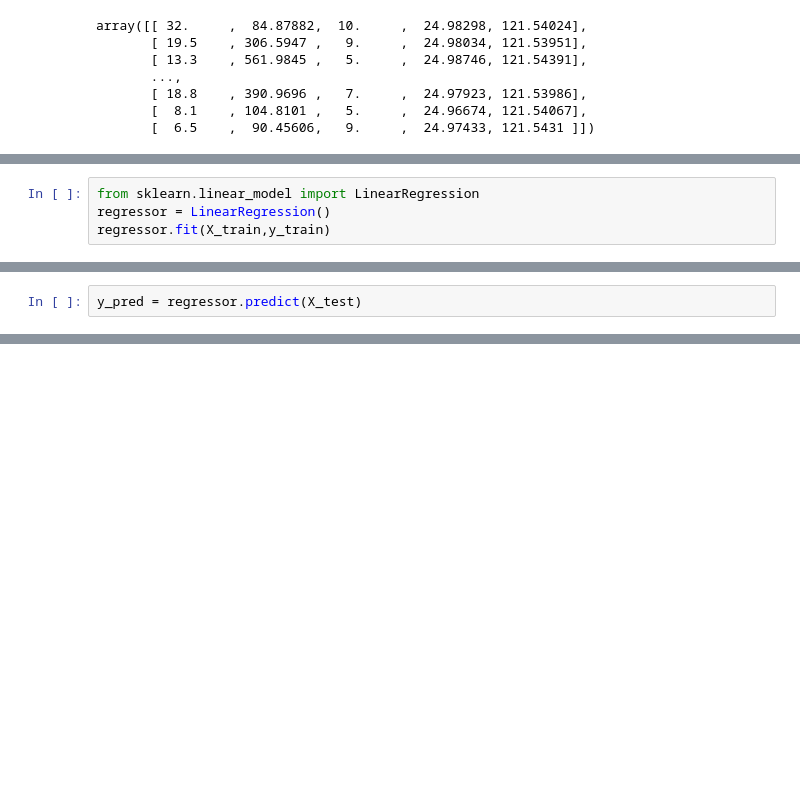
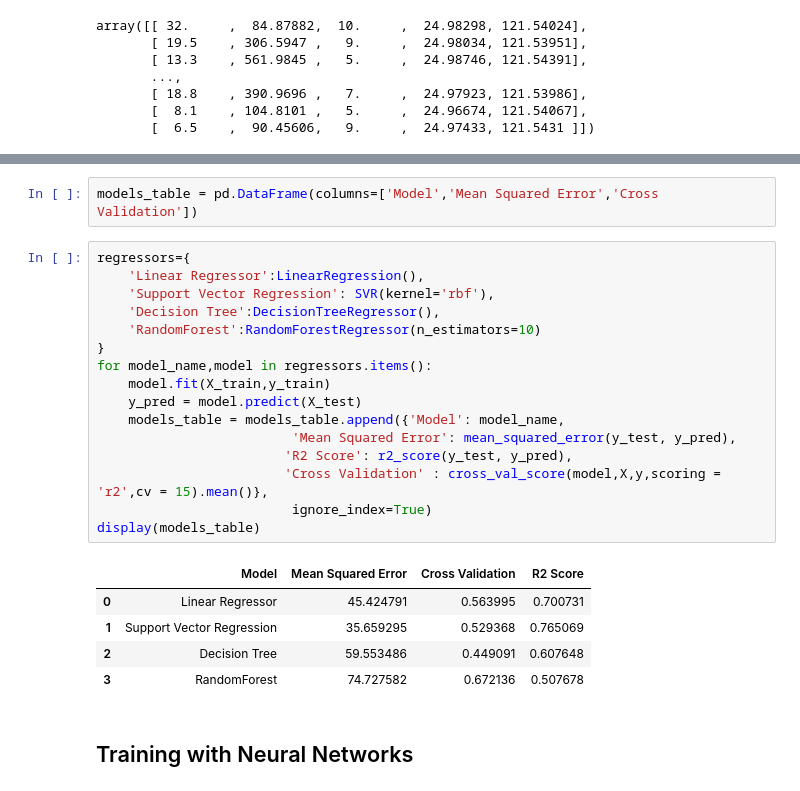
Before and after one commit to vrukkodhara/ML-Scope1, a Jupyter notebook: House Price Prediction/House Price Prediction.ipynb, the cells around one changed output, grey strips where cells are left out. Cells and saved outputs as stored; diff of their text form; blank space fills up the shorter version.

```diff
--- a/House Price Prediction/House Price Prediction.ipynb
+++ b/House Price Prediction/House Price Prediction.ipynb
@@ -180,4 +196,0 @@ array([[ 32.     ,  84.87882,  10.     ,  24.98298, 121.54024],
-# %%
-from sklearn.linear_model import LinearRegression
-regressor = LinearRegression()
-regressor.fit(X_train,y_train)
@@ -186,2 +196,0 @@ LinearRegression()
-# %%
-y_pred = regressor.predict(X_test)
@@ -225,0 +205,26 @@ array([0.59022727, 0.68671616, 0.74412483, 0.71039704, 0.36764481,
+# %%
+models_table = pd.DataFrame(columns=['Model','Mean Squared Error','Cross Validation'])
+# %%
+regressors={
+    'Linear Regressor':LinearRegression(),
+    'Support Vector Regression': SVR(kernel='rbf'),
+    'Decision Tree':DecisionTreeRegressor(),
+    'RandomForest':RandomForestRegressor(n_estimators=10)
+}
+for model_name,model in regressors.items():
+    model.fit(X_train,y_train)
+    y_pred = model.predict(X_test)
+    models_table = models_table.append({'Model': model_name,
+                         'Mean Squared Error': mean_squared_error(y_test, y_pred),
+                        'R2 Score': r2_score(y_test, y_pred),
+                        'Cross Validation' : cross_val_score(model,X,y,scoring = 'r2',cv = 15).mean()},
+                         ignore_index=True)
+display(models_table)
+# %% [output]
+|  | Model | Mean Squared Error | Cross Validation | R2 Score |
+| 0 | Linear Regressor | 45.424791 | 0.563995 | 0.700731 |
+| 1 | Support Vector Regression | 35.659295 | 0.529368 | 0.765069 |
+| 2 | Decision Tree | 59.553486 | 0.449091 | 0.607648 |
+| 3 | RandomForest | 74.727582 | 0.672136 | 0.507678 |
+# %% [markdown]
+## Training with Neural Networks
```
Also changed, not shown: parts of 15 cells of this notebook.
